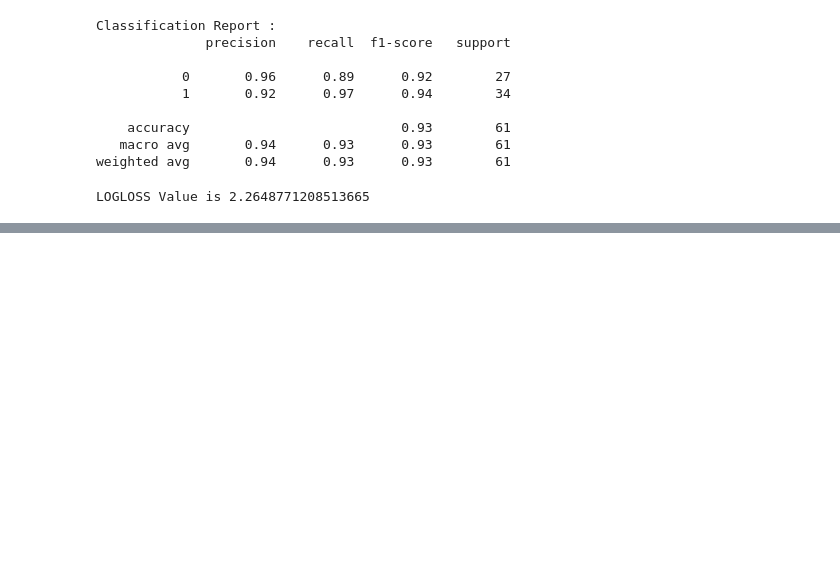
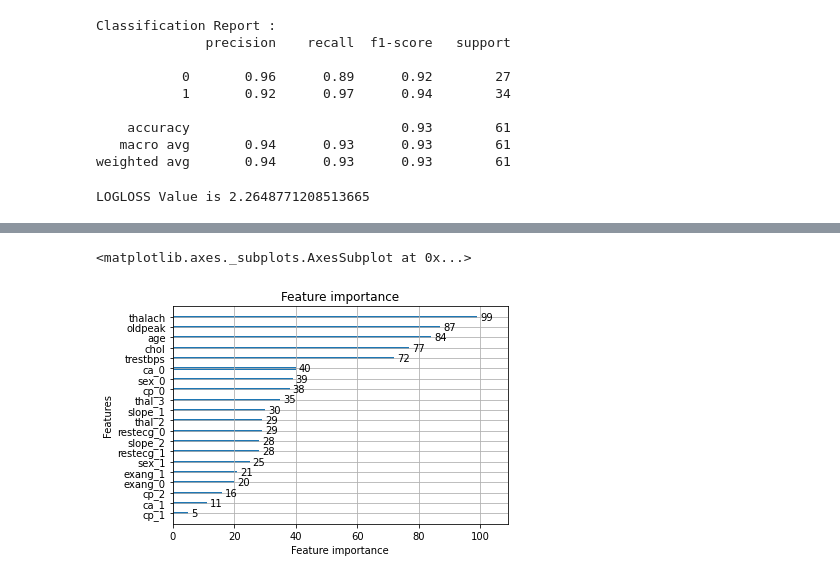
Before and after one commit to Zadak-H/Heart_Attack_Prediction, a Jupyter notebook: Heart_attack_prediction_classification.ipynb, the cells around one changed output, grey strips where cells are left out. Cells and saved outputs as stored; diff of their text form; code cells hidden in the pictures; blank space fills up the shorter version.

```diff
--- a/Heart_attack_prediction_classification.ipynb
+++ b/Heart_attack_prediction_classification.ipynb
@@ -851,0 +895,5 @@ LOGLOSS Value is 2.2648771208513665
+# %%
+lgb.plot_importance(model)
+# %% [output]
+<matplotlib.axes._subplots.AxesSubplot at 0x...>
+[figure, added]
```
Also changed, not shown: parts of 8 cells of this notebook.
